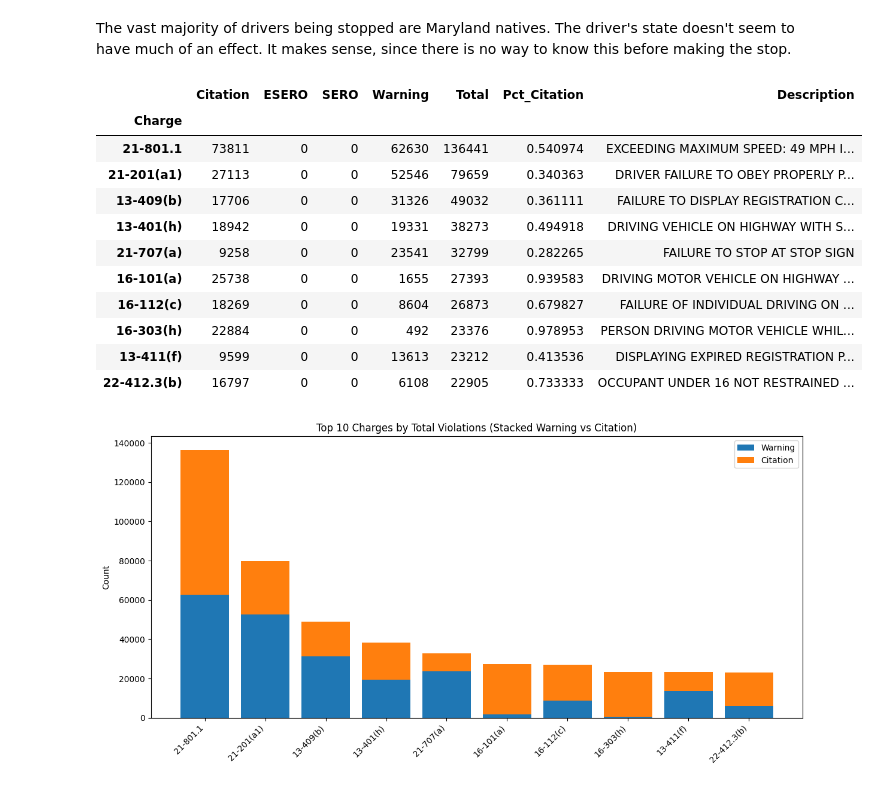
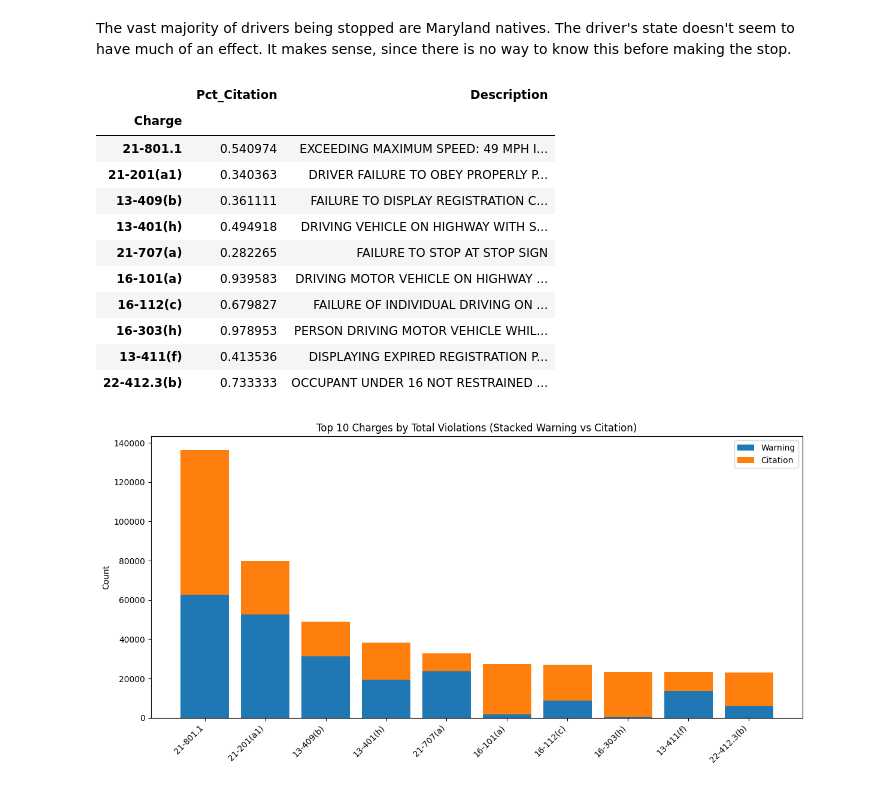
Before and after one commit to jeremiahliao/traffic-citation-predictor, a Jupyter notebook: eda/eda.ipynb, the cells around one changed output. Saved outputs shown, nothing was run; the diff lists cells and outputs as text; code cells hidden in the pictures.

```diff
--- a/eda/eda.ipynb
+++ b/eda/eda.ipynb
@@ -6,7 +6,7 @@ import seaborn as sns
 import plotly.express as px
 import re, difflib
 
-df = pd.read_csv("Traffic_Violations.csv")
+df = pd.read_csv("../Traffic_Violations.csv")
 df.head()
 # %% [output]
 |  | Date Of Stop | Time Of Stop | Agency | SubAgency | Description | Location | Latitude | Longitude | Accident | ... |
@@ -344,42 +344,44 @@ The vast majority of drivers being stopped are Maryland natives. The driver's st
 # %%
 # --- Aggregate counts ---
 charge_counts = df.groupby(["Charge","Violation Type"]).size().unstack(fill_value=0)
 charge_counts["Total"] = charge_counts.sum(axis=1)
 charge_counts["Pct_Citation"] = charge_counts["Citation"] / charge_counts["Total"]
 
 # --- Attach a description for each charge (pick first non-null) ---
 desc_map = (
     df.dropna(subset=["Charge","Description"])
       .groupby("Charge")["Description"]
       .first()
 )
 
 # Merge descriptions into the main table
 charge_counts = charge_counts.merge(
     desc_map,
     left_index=True,
     right_index=True,
     how="left"
 )
 
 # Sort by total
 top10 = charge_counts.sort_values("Total", ascending=False).head(10)
 
+pd.set_option('display.max_colwidth', None)
+
 # Display the full table for the top 10
-top10
+top10[['Pct_Citation', 'Description']]
 # %% [output]
-|  | Citation | ESERO | SERO | Warning | Total | Pct_Citation | Description |
-| Charge |  |  |  |  |  |  |  |
-| 21-801.1 | 73811 | 0 | 0 | 62630 | 136441 | 0.540974 | EXCEEDING MAXIMUM SPEED: 49 MPH I... |
-| 21-201(a1) | 27113 | 0 | 0 | 52546 | 79659 | 0.340363 | DRIVER FAILURE TO OBEY PROPERLY P... |
-| 13-409(b) | 17706 | 0 | 0 | 31326 | 49032 | 0.361111 | FAILURE TO DISPLAY REGISTRATION C... |
-| 13-401(h) | 18942 | 0 | 0 | 19331 | 38273 | 0.494918 | DRIVING VEHICLE ON HIGHWAY WITH S... |
-| 21-707(a) | 9258 | 0 | 0 | 23541 | 32799 | 0.282265 | FAILURE TO STOP AT STOP SIGN |
-| 16-101(a) | 25738 | 0 | 0 | 1655 | 27393 | 0.939583 | DRIVING MOTOR VEHICLE ON HIGHWAY ... |
-| 16-112(c) | 18269 | 0 | 0 | 8604 | 26873 | 0.679827 | FAILURE OF INDIVIDUAL DRIVING ON ... |
-| 16-303(h) | 22884 | 0 | 0 | 492 | 23376 | 0.978953 | PERSON DRIVING MOTOR VEHICLE WHIL... |
-| 13-411(f) | 9599 | 0 | 0 | 13613 | 23212 | 0.413536 | DISPLAYING EXPIRED REGISTRATION P... |
-| 22-412.3(b) | 16797 | 0 | 0 | 6108 | 22905 | 0.733333 | OCCUPANT UNDER 16 NOT RESTRAINED ... |
+|  | Pct_Citation | Description |
+| Charge |  |  |
+| 21-801.1 | 0.540974 | EXCEEDING MAXIMUM SPEED: 49 MPH I... |
+| 21-201(a1) | 0.340363 | DRIVER FAILURE TO OBEY PROPERLY P... |
+| 13-409(b) | 0.361111 | FAILURE TO DISPLAY REGISTRATION C... |
+| 13-401(h) | 0.494918 | DRIVING VEHICLE ON HIGHWAY WITH S... |
+| 21-707(a) | 0.282265 | FAILURE TO STOP AT STOP SIGN |
+| 16-101(a) | 0.939583 | DRIVING MOTOR VEHICLE ON HIGHWAY ... |
+| 16-112(c) | 0.679827 | FAILURE OF INDIVIDUAL DRIVING ON ... |
+| 16-303(h) | 0.978953 | PERSON DRIVING MOTOR VEHICLE WHIL... |
+| 13-411(f) | 0.413536 | DISPLAYING EXPIRED REGISTRATION P... |
+| 22-412.3(b) | 0.733333 | OCCUPANT UNDER 16 NOT RESTRAINED ... |
 # %%
 # Sort top 10 charges by total (already created in previous cell)
 top10_sorted = top10.sort_values("Total", ascending=False)
```
Also changed, not shown: 8 other files.
